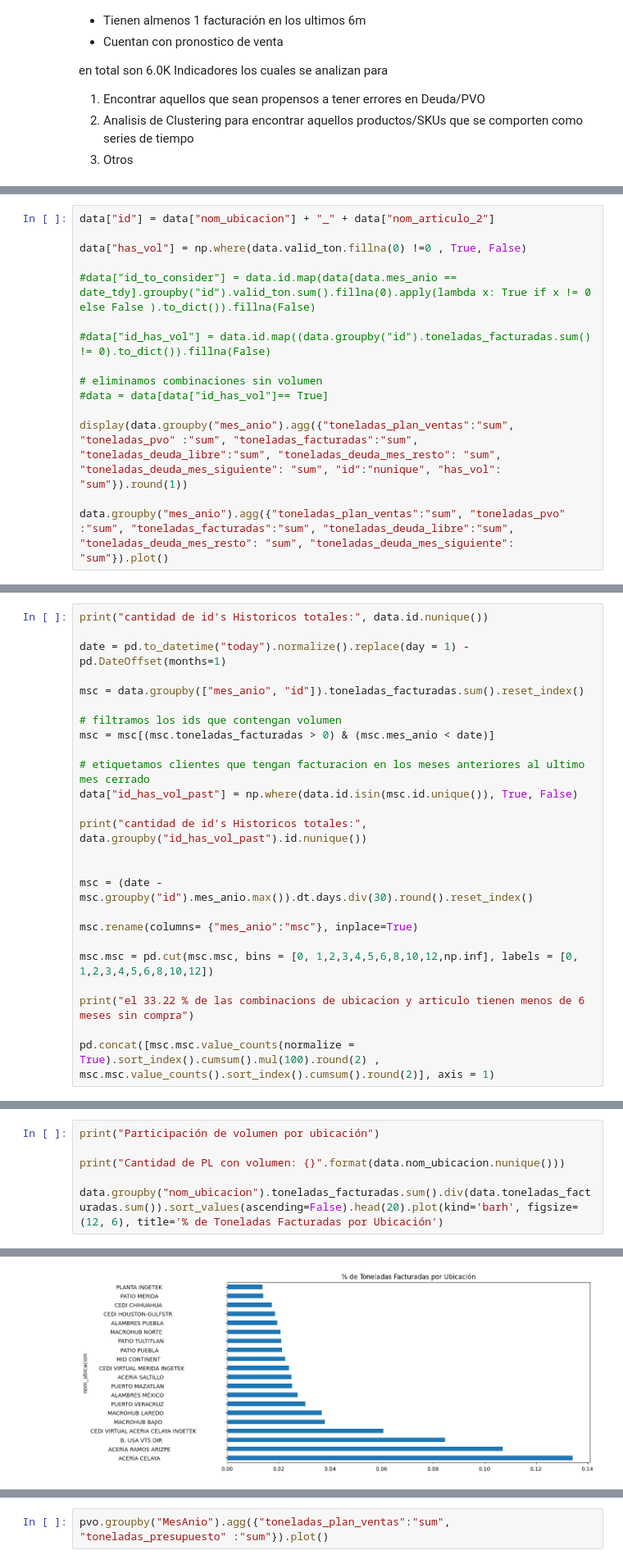
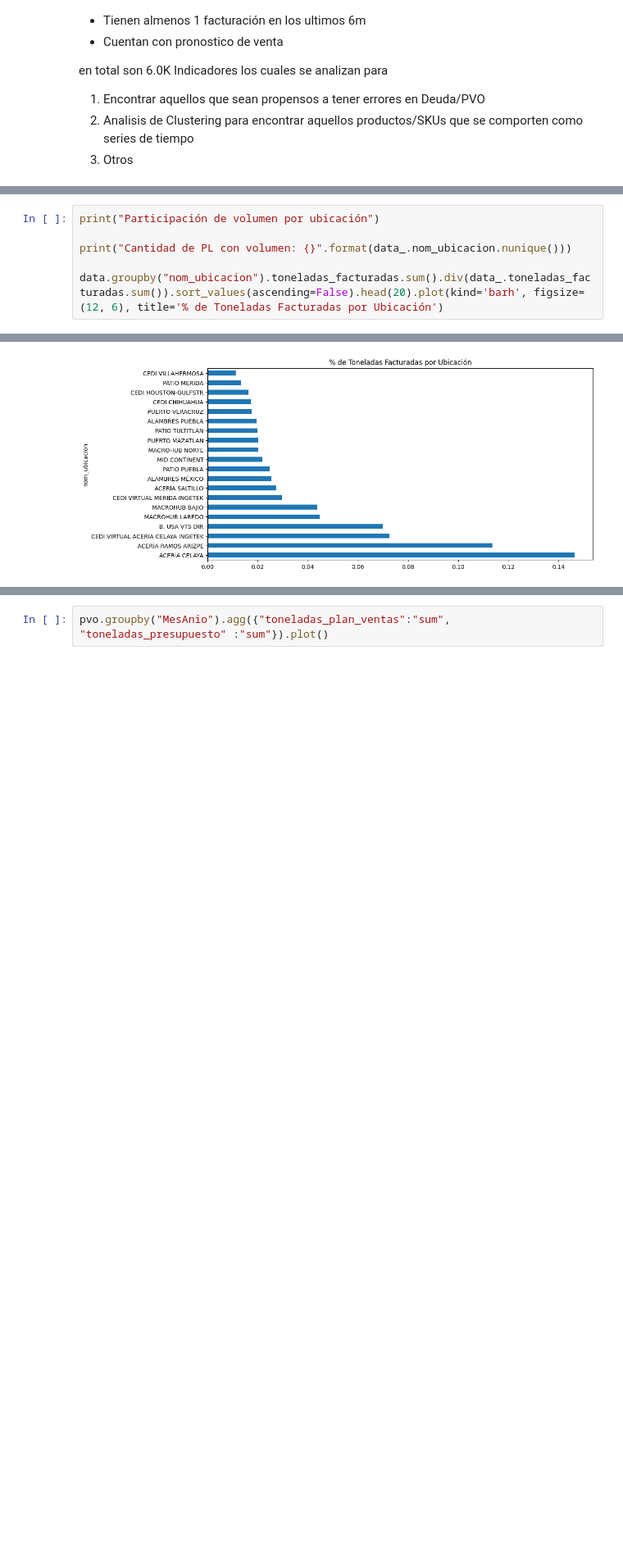
Before and after one commit to adojedar/demanda2, a Jupyter notebook: 02-Alertas.ipynb, the cells around one changed output, grey strips where cells are left out. Shown at 82% size. Saved outputs shown, nothing was run; the diff lists cells and outputs as text; blank space fills up the shorter version.

```diff
--- a/02-Alertas.ipynb
+++ b/02-Alertas.ipynb
@@ -1109,15 +995,0 @@ Index(['toneladas_facturadas__linear_trend__attr_"pvalue"',
-# %%
-data["id"] = data["nom_ubicacion"] + "_" + data["nom_articulo_2"]
-
-data["has_vol"] = np.where(data.valid_ton.fillna(0) !=0 , True, False)
-
-#data["id_to_consider"] = data.id.map(data[data.mes_anio == date_tdy].groupby("id").valid_ton.sum().fillna(0).apply(lambda x: True if x != 0 else False ).to_dict()).fillna(False)
-
-#data["id_has_vol"] = data.id.map((data.groupby("id").toneladas_facturadas.sum() != 0).to_dict()).fillna(False)
-
-# eliminamos combinaciones sin volumen
-#data = data[data["id_has_vol"]== True]
-
-display(data.groupby("mes_anio").agg({"toneladas_plan_ventas":"sum", "toneladas_pvo" :"sum", "toneladas_facturadas":"sum", "toneladas_deuda_libre":"sum", "toneladas_deuda_mes_resto": "sum", "toneladas_deuda_mes_siguiente": "sum", "id":"nunique", "has_vol": "sum"}).round(1))
-
-data.groupby("mes_anio").agg({"toneladas_plan_ventas":"sum", "toneladas_pvo" :"sum", "toneladas_facturadas":"sum", "toneladas_deuda_libre":"sum", "toneladas_deuda_mes_resto": "sum", "toneladas_deuda_mes_siguiente": "sum"}).plot()
@@ -1190,25 +995,0 @@ Se procede a analizar los meses sin compra de cada una de las series temporales,
-# %%
-print("cantidad de id's Historicos totales:", data.id.nunique())
-
-date = pd.to_datetime("today").normalize().replace(day = 1) - pd.DateOffset(months=1)
-
-msc = data.groupby(["mes_anio", "id"]).toneladas_facturadas.sum().reset_index()
-
-# filtramos los ids que contengan volumen
-msc = msc[(msc.toneladas_facturadas > 0) & (msc.mes_anio < date)]
-
-# etiquetamos clientes que tengan facturacion en los meses anteriores al ultimo mes cerrado
-data["id_has_vol_past"] = np.where(data.id.isin(msc.id.unique()), True, False)
-
-print("cantidad de id's Historicos totales:", data.groupby("id_has_vol_past").id.nunique())
-
-
-msc = (date - msc.groupby("id").mes_anio.max()).dt.days.div(30).round().reset_index()
-
-msc.rename(columns= {"mes_anio":"msc"}, inplace=True)
-
-msc.msc = pd.cut(msc.msc, bins = [0, 1,2,3,4,5,6,8,10,12,np.inf], labels = [0, 1,2,3,4,5,6,8,10,12])
-
-print("el 33.22 % de las combinacions de ubicacion y articulo tienen menos de 6 meses sin compra")
-
-pd.concat([msc.msc.value_counts(normalize = True).sort_index().cumsum().mul(100).round(2) , msc.msc.value_counts().sort_index().cumsum().round(2)], axis = 1)
@@ -1326,8 +1026,8 @@ data[data.NombreGrupoEstadistico1.str.contains("ALAMBRON")].groupby(["nom_famili
 # %%
 print("Participación de volumen por ubicación")
 
-print("Cantidad de PL con volumen: {}".format(data.nom_ubicacion.nunique()))
+print("Cantidad de PL con volumen: {}".format(data_.nom_ubicacion.nunique()))
 
-data.groupby("nom_ubicacion").toneladas_facturadas.sum().div(data.toneladas_facturadas.sum()).sort_values(ascending=False).head(20).plot(kind='barh', figsize=(12, 6), title='% de Toneladas Facturadas por Ubicación')
+data.groupby("nom_ubicacion").toneladas_facturadas.sum().div(data_.toneladas_facturadas.sum()).sort_values(ascending=False).head(20).plot(kind='barh', figsize=(12, 6), title='% de Toneladas Facturadas por Ubicación')
 # %% [output]
 Participación de volumen por ubicación
@@ -1335,2 +1035,2 @@ Cantidad de PL con volumen: 172
 <Axes: title={'center': '% de Toneladas Facturadas por Ubicación'}, ylabel='nom_ubicacion'>
-[figure, old version]
+[figure, new version]
```
Also changed, not shown: parts of 72 cells of this notebook, 3 other files.
